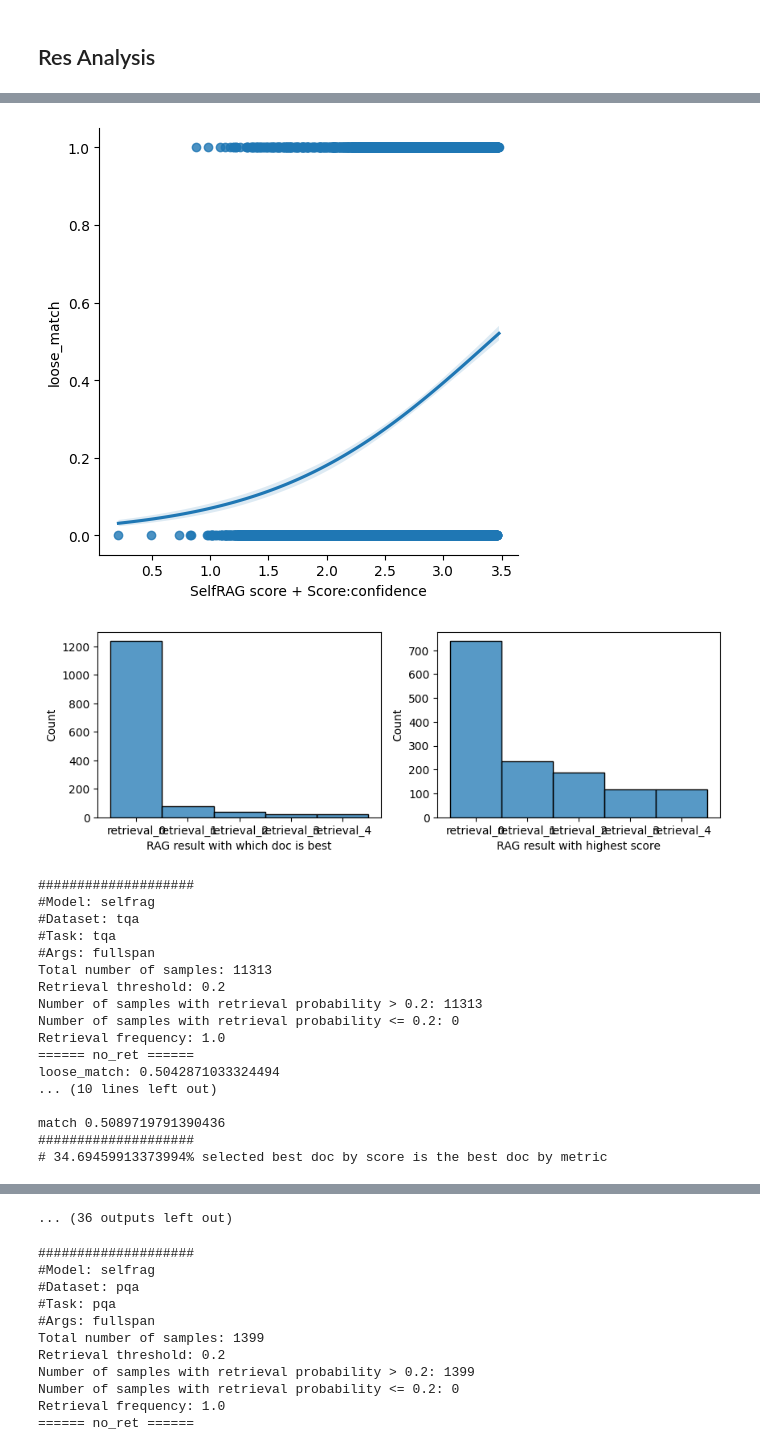
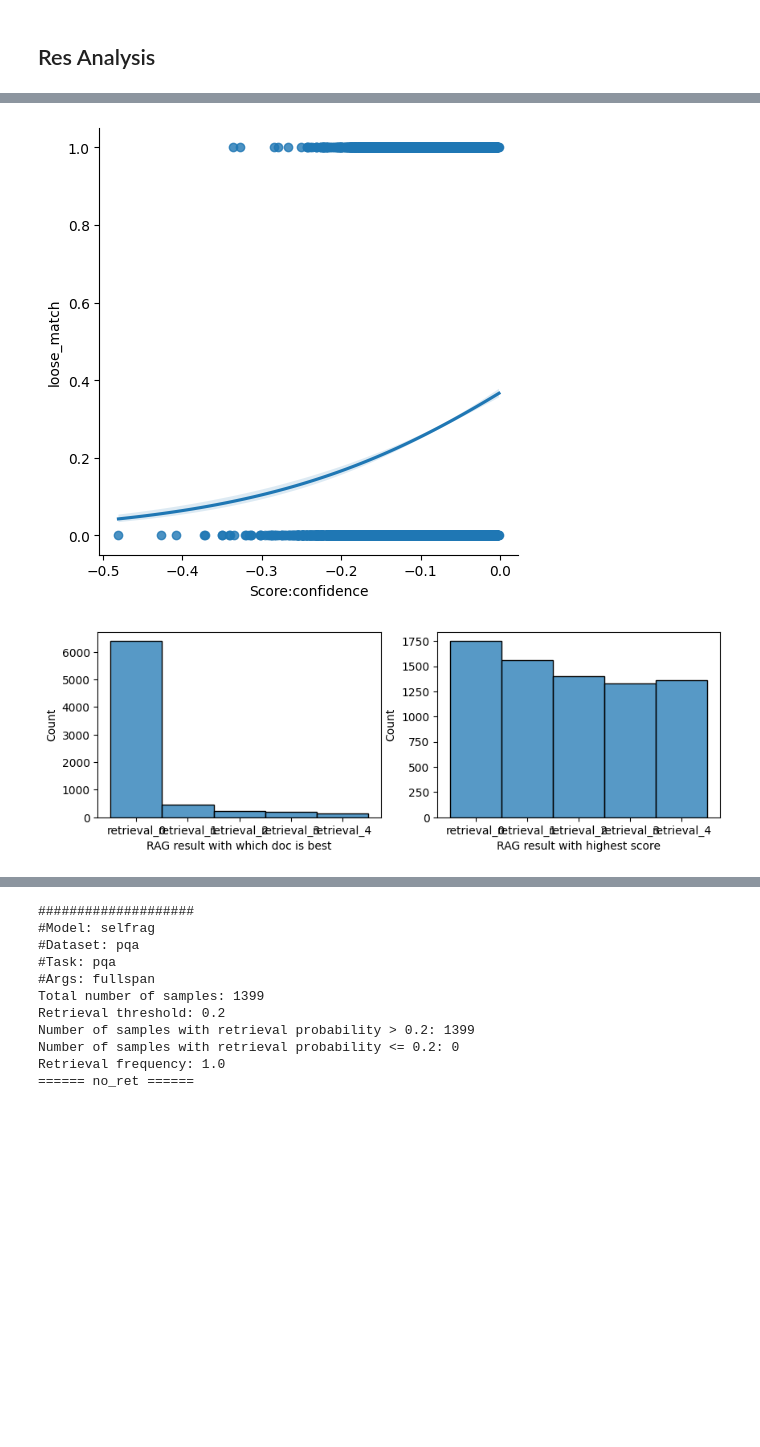
Before and after one commit to zhuzihan728/LLM_Adaptive_RAG, a Jupyter notebook: data_analysis/analysis.ipynb, the cells around one changed output, grey strips where cells are left out. Cells and saved outputs as stored; diff of their text form; code cells hidden in the pictures; blank space fills up the shorter version.

Commit message:
update selfadp & selfeval

```diff
--- a/data_analysis/analysis.ipynb
+++ b/data_analysis/analysis.ipynb
@@ -808,36 +787,41 @@ class Analyzer:
         # ax8 = self.compare_indictor_no_ret(metric = "loose_match", indicator = "avg_confidence")
 # %%
 files_dc = {
-    r'eval_res\selfrag-pqa-fullspan.json': r'eval_res\selfragadp-pqa.json',
-    r'eval_res\selfrag-tqa-fullspan.json': r'eval_res\selfragadp-tqa.json',
-    r'eval_res\selfrag-health-fullspan.json': r'eval_res\selfragadp-health.json',
-    r'eval_res\selfrag-arc-fullspan.json': r'eval_res\selfragadp-arc.json',
-    r'eval_res\llama2chat-pqa-fullspan.json': r'eval_res\llama2chat-pqa-selfadp.json',
-    r'eval_res\llama2chat-tqa-fullspan.json': r'eval_res\llama2chat-tqa-selfadp.json',
-    r'eval_res\llama2chat-health-fullspan.json': r'eval_res\llama2chat-health-selfadp.json',
-    r'eval_res\llama2chat-health-fullspan-w_exp.json': r'eval_res\llama2chat-health-selfadp.json',
-    r'eval_res\llama2chat-arc-fullspan.json': r'eval_res\llama2chat-arc-selfadp.json',
-    r'eval_res\llama2chat-arc-fullspan-w_exp.json': r'eval_res\llama2chat-arc-selfadp.json',
-    r'eval_res\llama3Ins-pqa-fullspan.json': r'eval_res\llama3Ins-pqa-selfadp.json',
-    r'eval_res\llama3Ins-tqa-fullspan.json': r'eval_res\llama3Ins-tqa-selfadp.json',
-    r'eval_res\llama3Ins-health-fullspan.json': r'eval_res\llama3Ins-health-selfadp.json',
-    r'eval_res\llama3Ins-health-fullspan-w_exp.json': r'eval_res\llama3Ins-health-selfadp.json',
-    r'eval_res\llama3Ins-arc-fullspan.json': r'eval_res\llama3Ins-arc-selfadp.json',
-    r'eval_res\llama3Ins-arc-fullspan-w_exp.json': r'eval_res\llama3Ins-arc-selfadp.json',
+    # r'eval_res\selfrag-pqa-fullspan.json': r'eval_res\selfragadp-pqa.json',
+    # r'eval_res\selfrag-tqa-fullspan.json': r'eval_res\selfragadp-tqa.json',
+    # r'eval_res\selfrag-health-fullspan.json': r'eval_res\selfragadp-health.json',
+    # r'eval_res\selfrag-arc-fullspan.json': r'eval_res\selfragadp-arc.json',
+    # r'eval_res\llama2chat-pqa-fullspan.json': r'eval_res\llama2chat-pqa-selfadp.json',
+    # r'eval_res\llama2chat-tqa-fullspan.json': r'eval_res\llama2chat-tqa-selfadp.json',
+    # r'eval_res\llama2chat-health-fullspan.json': r'eval_res\llama2chat-health-selfadp.json',
+    # r'eval_res\llama2chat-health-fullspan-w_exp.json': r'eval_res\llama2chat-health-selfadp.json',
+    # r'eval_res\llama2chat-arc-fullspan.json': r'eval_res\llama2chat-arc-selfadp.json',
+    # r'eval_res\llama2chat-arc-fullspan-w_exp.json': r'eval_res\llama2chat-arc-selfadp.json',
+    # r'eval_res\llama3Ins-pqa-fullspan.json': r'eval_res\llama3Ins-pqa-selfadp.json',
+    # r'eval_res\llama3Ins-tqa-fullspan.json': r'eval_res\llama3Ins-tqa-selfadp.json',
+    # r'eval_res\llama3Ins-health-fullspan.json': r'eval_res\llama3Ins-health-selfadp.json',
+    # r'eval_res\llama3Ins-health-fullspan-w_exp.json': r'eval_res\llama3Ins-health-selfadp.json',
+    # r'eval_res\llama3Ins-arc-fullspan.json': r'eval_res\llama3Ins-arc-selfadp.json',
+    # r'eval_res\llama3Ins-arc-fullspan-w_exp.json': r'eval_res\llama3Ins-arc-selfadp.json',
+    r"eval_res\llama2chat-hotpot-fullspan_acc.json": None
 
 }
 # %%
 for k, v in files_dc.items():
     ret_p_path = v
-    with open(ret_p_path, 'r') as f:
-        ret_p_file = json.load(f)
+    if ret_p_path is not None:
+        with open(ret_p_path, 'r') as f:
+            ret_p_file = json.load(f)
+            ret_p = {"retrieval_p": ret_p_file['retrieval_p']}
+    else:
+        ret_p = {}
     path = k
-    if 'pqa' in path or 'tqa' in path:
+    if 'pqa' in path or 'tqa' in path or 'hotpot' in path:
         metric="loose_match"
     else:
         metric='loose_acc'
 
-    analyzer = Analyzer(path, {"retrieval_p": ret_p_file['retrieval_p']}, threshold=0.2, recompute_fn=recompute_score_inv_perplexity, evaluation_metrics=[metric])
+    analyzer = Analyzer(path, ret_p, threshold=0.2, recompute_fn=recompute_score_inv_perplexity, evaluation_metrics=[metric])
     analyzer.metric_evaluation(metrics=[metric])
     analyzer.select_by_confidence(metric=metric, threshold=0.5)
     analyzer.which_doc_is_best(metric)
@@ -862,19 +846,2 @@ match 0.2944960686204432
-[figure, old version]
+[figure, new version]
-[figure, old version]
+[figure, new version]
-####################
-#Model: selfrag
-#Dataset: tqa
-#Task: tqa
-#Args: fullspan
-Total number of samples: 11313
-Retrieval threshold: 0.2
-Number of samples with retrieval probability > 0.2: 11313
-Number of samples with retrieval probability <= 0.2: 0
-Retrieval frequency: 1.0
-====== no_ret ======
-loose_match: 0.5042871033324494
-... (10 lines left out)
-
-match 0.5089719791390436
-####################
-# 34.69459913373994% selected best doc by score is the best doc by metric
@@ -921,4 +848,3 @@ acc 0.6757679180887372
-... (36 outputs left out)
 # %%
 
 for k, v in files_dc.items():
```
Also changed, not shown: parts of 7 cells of this notebook, 6 other files.
